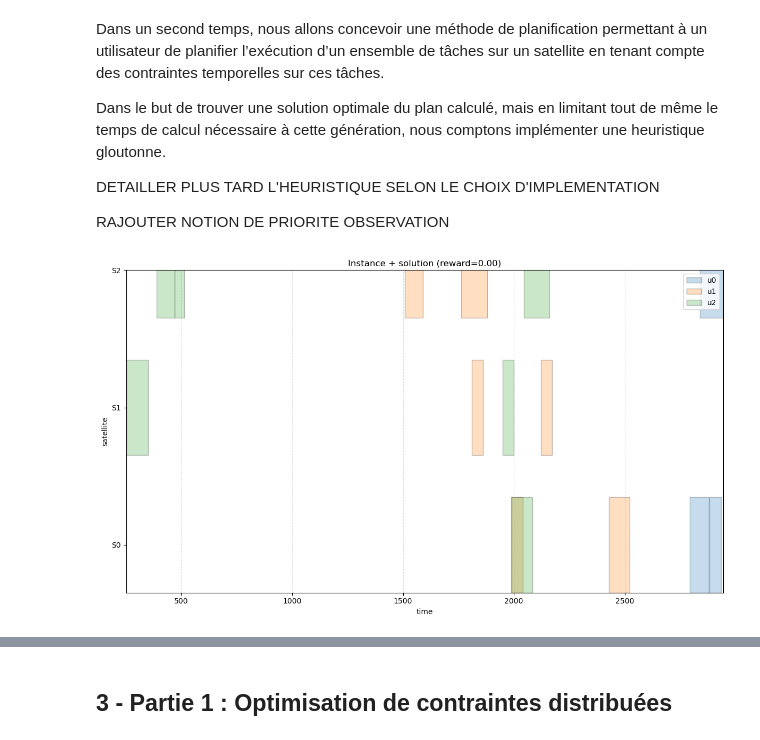
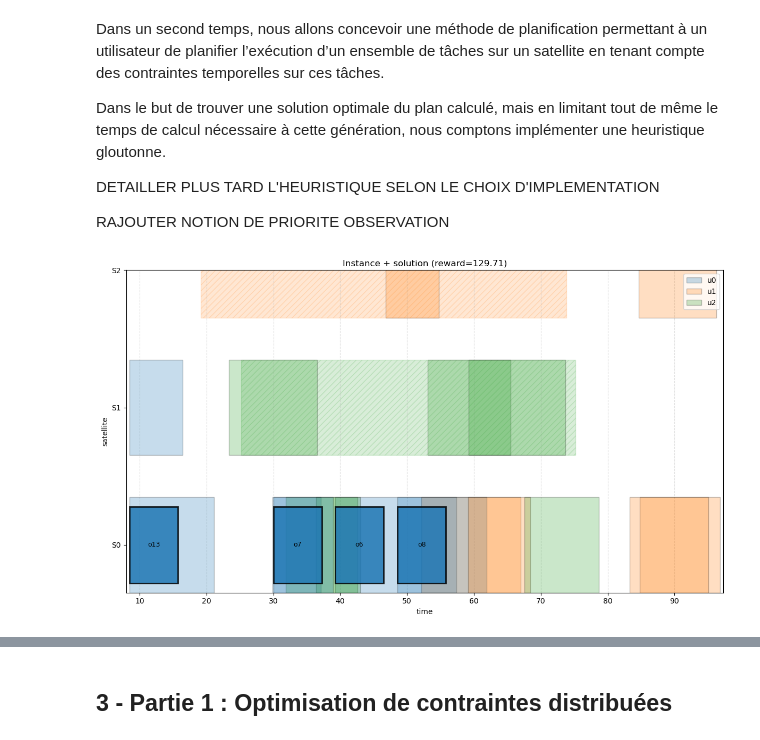
Before and after one commit to Melluchi/COCOMA, a Jupyter notebook: Projet_COCOMA.ipynb, the cells around one changed output, grey strips where cells are left out. Cells and saved outputs as stored; diff of their text form; code cells hidden in the pictures.

```diff
--- a/Projet_COCOMA.ipynb
+++ b/Projet_COCOMA.ipynb
@@ -244,7 +265,7 @@ def generate_observations(satellites, users, requests, opp_per_request, obs_wind
 
                 o = Observation(o_id=o_id, r=r, u=r.u, s=s, t_start=o_start, t_end=o_end, duration=r.duration, reward=r.reward, p=users_by_id[r.u.u_id].p,)
 
-                if constraints_observations(o, requests, satellites) == []:
+                if constraints_observations(o, requests, satellites) == [] and constraints_exclusifs_observations(o, users) == [] :
                     O.add(o)
                     r.thetas.append(o_id)
                     o_id += 1
@@ -655,4 +606,14 @@ def gaps(plan, t_min, t_max):
     return res
+# %%
+def overlaps(a_start, a_end, b_start, b_end, eps=1e-9):
+    # Overlap strict : [a_start,a_end) et [b_start,b_end) ne doivent pas se recouper
+    return (a_start < b_end - eps) and (b_start < a_end - eps)
+
+def conflicts_with_plan(start, end, plan, eps=1e-9):
+    for (_, s, e) in plan:
+        if overlaps(start, end, s, e, eps=eps):
+            return True
+    return False
 # %%
 def generate_solution(tasks, lam=0.1, eps=1e-6, tau=None, sol_id=0):
     if not tasks:
@@ -710,24 +683,34 @@ def generate_solution(tasks, lam=0.1, eps=1e-6, tau=None, sol_id=0):
+# %%
+def observations_one_user_one_satellite(observations, u_id, s_id):
+    tasks = []
+    for o in observations :
+        if o.u.u_id == u_id and o.s.s_id == s_id:
+            tasks.append(o)
+    return tasks
 # %%
+horizon = 100.0
+
+satellites = generate_satellites(3, horizon, 100, 200)
+users_no_exclusifs = generate_users(1)
+users_exclusifs = generate_users_exclusifs(len(users_no_exclusifs), satellites, 2)
+users = users_no_exclusifs.union(users_exclusifs)
+requests = generate_requests(users, 2, horizon, 3.0, 10.0, 5.0, 50.0)
+observations = generate_observations(satellites, users, requests, 3, 6.0, 20.0)
+
+eoscsp_2 = generate_EOSCSP(1, satellites, users, requests, observations)
+
 # user 0 et satellite 0
-observations_u0 = []
+observations_u0 = observations_one_user_one_satellite(observations, 0, 0)
 
-for o in observations :
-    if o.u.u_id == 0 and o.s.s_id == 0:
-        observations_u0.append(o)
-
-solution, reward = generate_solution(observations_u0)
-
-for obs,t in solution.M.items():
-    print("Observation : ", obs, obs.t_start, obs.t_end, obs.reward)
-    print("Time : ", t)
+solution, reward, plan = generate_solution(observations_u0)
 # %%
 plot_eoscsp_windows(
     eoscsp_2,
-    plan=solution,
+    plan=plan,
     title=f"Instance + solution (reward={reward:.2f})",
     show_exclusives=True,
     show_labels=False,
     show_plan_labels=True
 )
 # %% [output]
-[figure, old version]
+[figure, new version]
```
Also changed, not shown: parts of 33 cells of this notebook, 1 other file.
